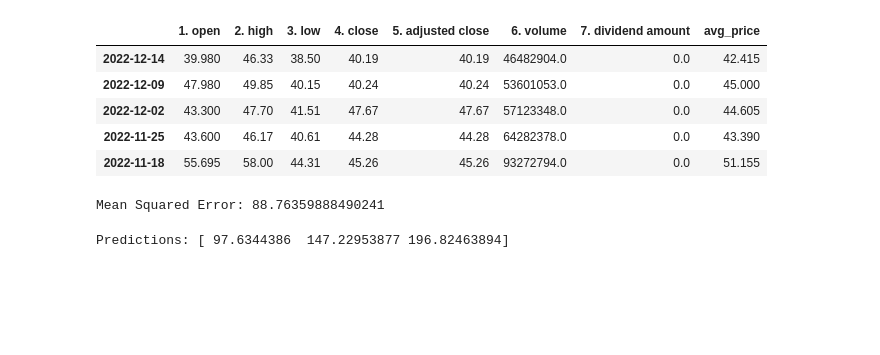
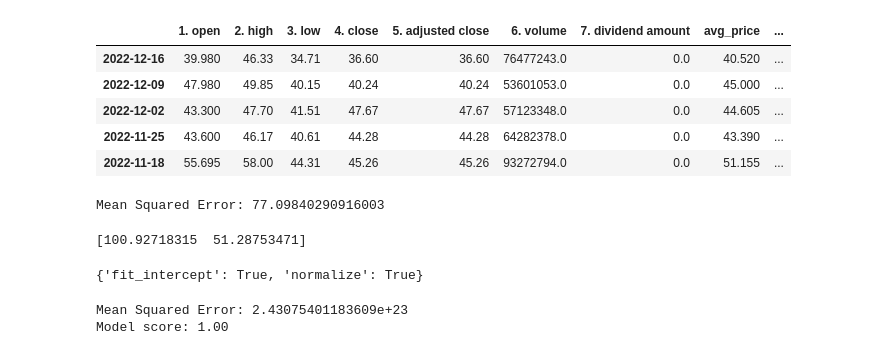
Before and after one commit to hduperier/stockPlayground, a Jupyter notebook: AlphaVantageAPI.ipynb, the cells around one changed output. Saved outputs shown, nothing was run; the diff lists cells and outputs as text; code cells hidden in the pictures; blank space fills up the shorter version.

```diff
--- a/AlphaVantageAPI.ipynb
+++ b/AlphaVantageAPI.ipynb
@@ -130,4 +133,10 @@ def timeSeriesMonthlyAdj(symbol):
 # Preparing Data
 # Weekly Data Taken From Alpha Vantage API
 # Problem: Predicting future price of a stock based on its historical data
-jsonFile = timeSeriesWeeklyAdj("COIN")
+jsonFile1 = timeSeriesWeeklyAdj("COIN")
+jsonFile2 = timeSeriesWeeklyAdj("AAPL")
+jsonFile3 = timeSeriesWeeklyAdj("AMD")
+jsonFile4 = timeSeriesWeeklyAdj("AMZN")
+jsonFile5 = timeSeriesWeeklyAdj("GOOGL")
+
+print(jsonFile1)
@@ -167,21 +304,24 @@ df.head()
 # %%
 # Perform feature engineering to create new features that may be useful for prediction
 
-df["avg_price"] = (df["2. high"] + df["3. low"]) / 2
+df['avg_price'] = (df['2. high'] + df['3. low']) / 2
+df['price_range'] = df['2. high'] - df['3. low']
 df.head()
 # %% [output]
-|  | 1. open | 2. high | 3. low | 4. close | 5. adjusted close | 6. volume | 7. dividend amount | avg_price |
-| 2022-12-14 | 39.980 | 46.33 | 38.50 | 40.19 | 40.19 | 46482904.0 | 0.0 | 42.415 |
-| 2022-12-09 | 47.980 | 49.85 | 40.15 | 40.24 | 40.24 | 53601053.0 | 0.0 | 45.000 |
-| 2022-12-02 | 43.300 | 47.70 | 41.51 | 47.67 | 47.67 | 57123348.0 | 0.0 | 44.605 |
-| 2022-11-25 | 43.600 | 46.17 | 40.61 | 44.28 | 44.28 | 64282378.0 | 0.0 | 43.390 |
-| 2022-11-18 | 55.695 | 58.00 | 44.31 | 45.26 | 45.26 | 93272794.0 | 0.0 | 51.155 |
+|  | 1. open | 2. high | 3. low | 4. close | 5. adjusted close | 6. volume | 7. dividend amount | avg_price | ... |
+| 2022-12-16 | 39.980 | 46.33 | 34.71 | 36.60 | 36.60 | 76477243.0 | 0.0 | 40.520 | ... |
+| 2022-12-09 | 47.980 | 49.85 | 40.15 | 40.24 | 40.24 | 53601053.0 | 0.0 | 45.000 | ... |
+| 2022-12-02 | 43.300 | 47.70 | 41.51 | 47.67 | 47.67 | 57123348.0 | 0.0 | 44.605 | ... |
+| 2022-11-25 | 43.600 | 46.17 | 40.61 | 44.28 | 44.28 | 64282378.0 | 0.0 | 43.390 | ... |
+| 2022-11-18 | 55.695 | 58.00 | 44.31 | 45.26 | 45.26 | 93272794.0 | 0.0 | 51.155 | ... |
 # %%
 # Select a model: use linear regression
 model = LinearRegression()
 
 # Split the data into training and test sets
-X = df[["avg_price"]]
+scaler = MinMaxScaler()
+X = df[["1. open", "2. high", "3. low", "6. volume", "avg_price", "price_range"]]
+X = scaler.fit_transform(X)
 y = df["4. close"]
 X_train, X_test, y_train, y_test = train_test_split(X, y, test_size=0.2)
 
@@ -193,11 +333,16 @@ y_pred = model.predict(X_test)
 mse = mean_squared_error(y_test, y_pred)
 print("Mean Squared Error:", mse)
 # %% [output]
-Mean Squared Error: 88.76359888490241
+Mean Squared Error: 77.09840290916003
 # %%
 # Use the trained model to make predictions on new data
-new_data = pd.DataFrame({"avg_price": [100, 150, 200]})
+#new_data = pd.DataFrame({"avg_price": [100, 150, 200]})
+#predictions = model.predict(new_data)
+#print("Predictions:", predictions)
+
+new_data = [[100, 110, 90, 90000000, 100,  20], [50, 60, 40, 50000000, 50, 20]]
+new_data = scaler.transform(new_data)
 predictions = model.predict(new_data)
-print("Predictions:", predictions)
+print(predictions)
 # %% [output]
-Predictions: [ 97.6344386  147.22953877 196.82463894]
+[100.92718315  51.28753471]
@@ -204,2 +352,33 @@ Predictions: [ 97.6344386  147.22953877 196.82463894]
+# %%
+# Define the hyperparameter grid
+param_grid = {'fit_intercept': [True, False],
+              'normalize': [True, False]}
+
+# Initialize the grid search on linear regression using hyperparameters
+grid_search = GridSearchCV(model, param_grid, cv=5)
+
+# Fit the grid search to the data
+grid_search.fit(X_train, y_train)
+
+# Print the best parameters
+print(grid_search.best_params_)
+# %% [output]
+{'fit_intercept': True, 'normalize': True}
+# %%
+# Retrain model with the best parameters
+model = grid_search.best_estimator_
+model.fit(X_train, y_train)
+
+# Evaluate the model on the test data
+y_pred = modelLin.predict(X_test)
+mse = mean_squared_error(y_test, y_pred)
+print("Mean Squared Error:", mse)
+
+# Evaluate the model's performance
+score = model.score(X_test, y_test)
+print(f'Model score: {score:.2f}')
+# %% [output]
+Mean Squared Error: 2.43075401183609e+23
+Model score: 1.00
 # %%
 model = DecisionTreeRegressor()
```
Also changed, not shown: parts of 6 cells of this notebook.
